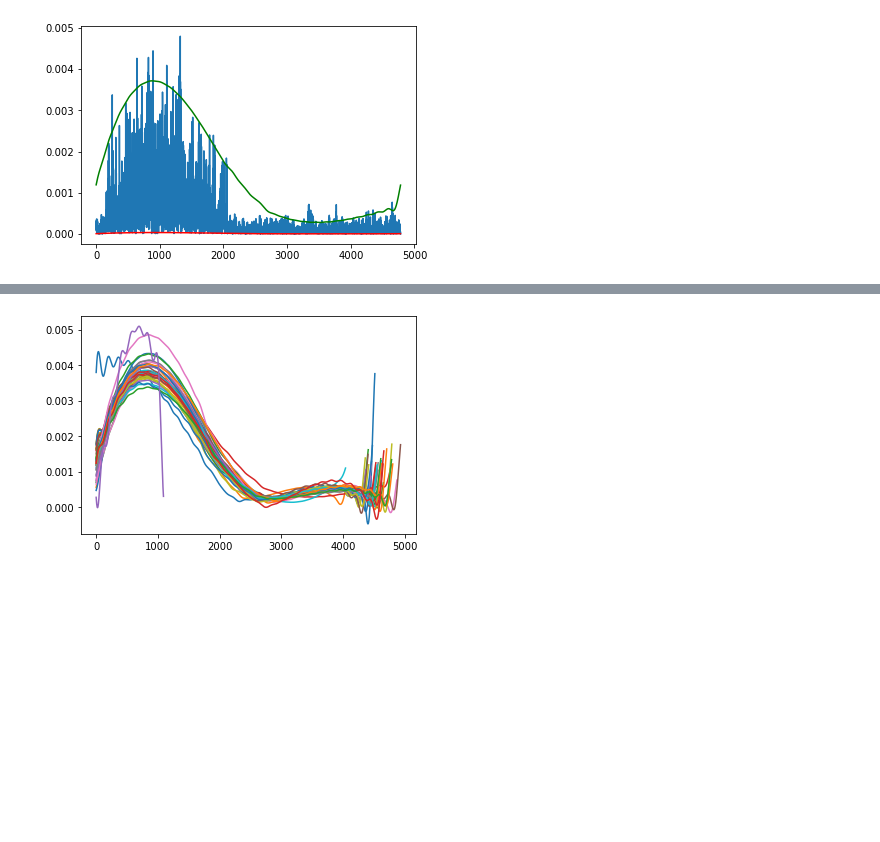
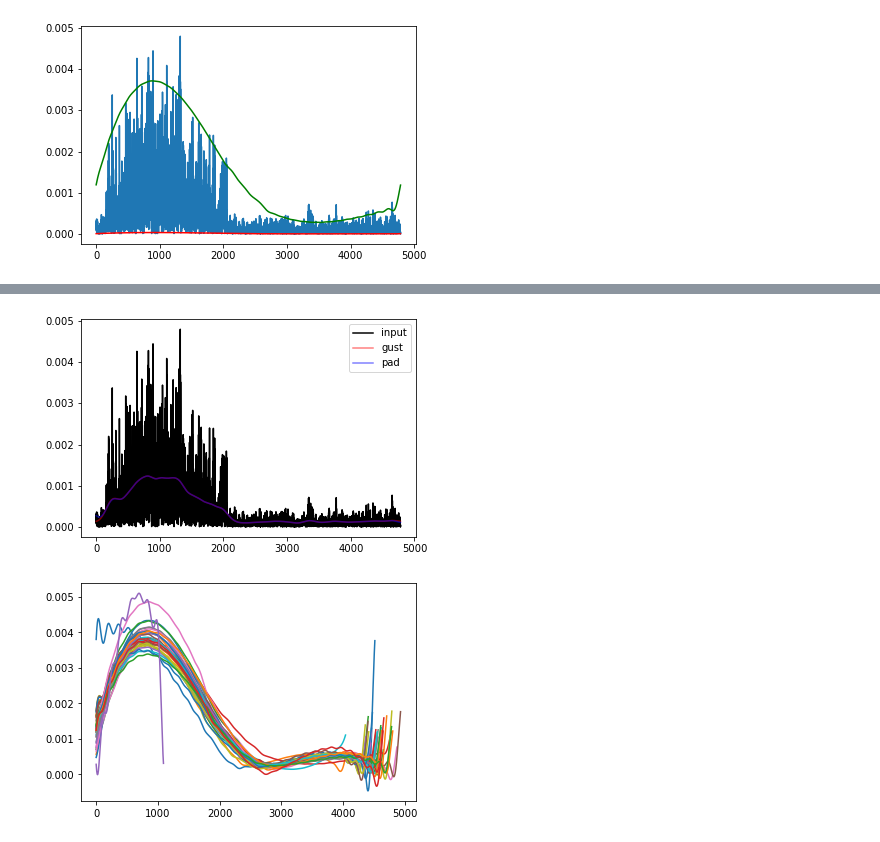
Before and after one commit to ReSurfEMG/ReSurfEMG, a Jupyter notebook: researcher_interface/new_top_curve.ipynb, the cells around one changed output, grey strips where cells are left out. Cells and saved outputs as stored; diff of their text form; code cells hidden in the pictures; blank space fills up the shorter version.

```diff
--- a/researcher_interface/new_top_curve.ipynb
+++ b/researcher_interface/new_top_curve.ipynb
@@ -580,0 +585,18 @@ plt.show()
+# %%
+# we can also try filtering with a forward-backward filter
+
+b, a = scipy.signal.butter(N=int(2), Wn=5,
+                             btype='lowpass', analog=False, output='ba', fs=2048)
+fgust = scipy.signal.filtfilt(b, a, s, method="gust")
+fpad = scipy.signal.filtfilt(b, a, s, padlen=50)
+
+plt.plot(sig, 'k-', label='input')
+
+plt.plot(fgust, 'r-', linewidth=1.5, alpha = 0.5,  label='gust')
+plt.plot(fpad, 'b-', linewidth=1.5, alpha = 0.5, label='pad')
+
+plt.legend(loc='best')
+
+plt.show()
+# %% [output]
+[figure, added]
```
Also changed, not shown: parts of 9 cells of this notebook.
